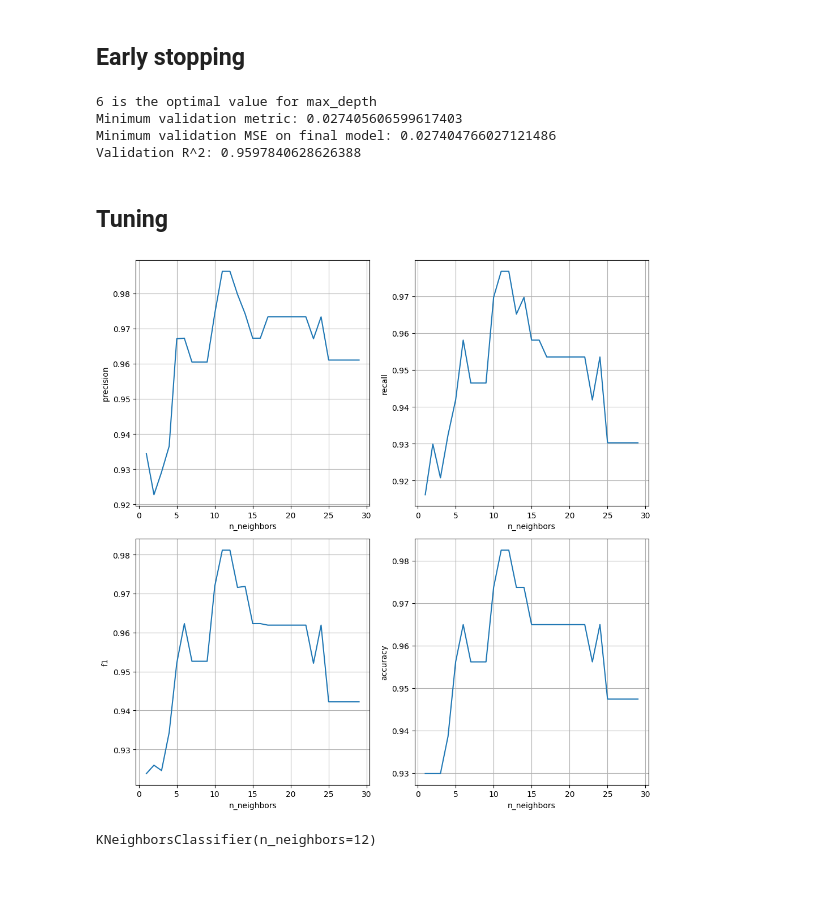
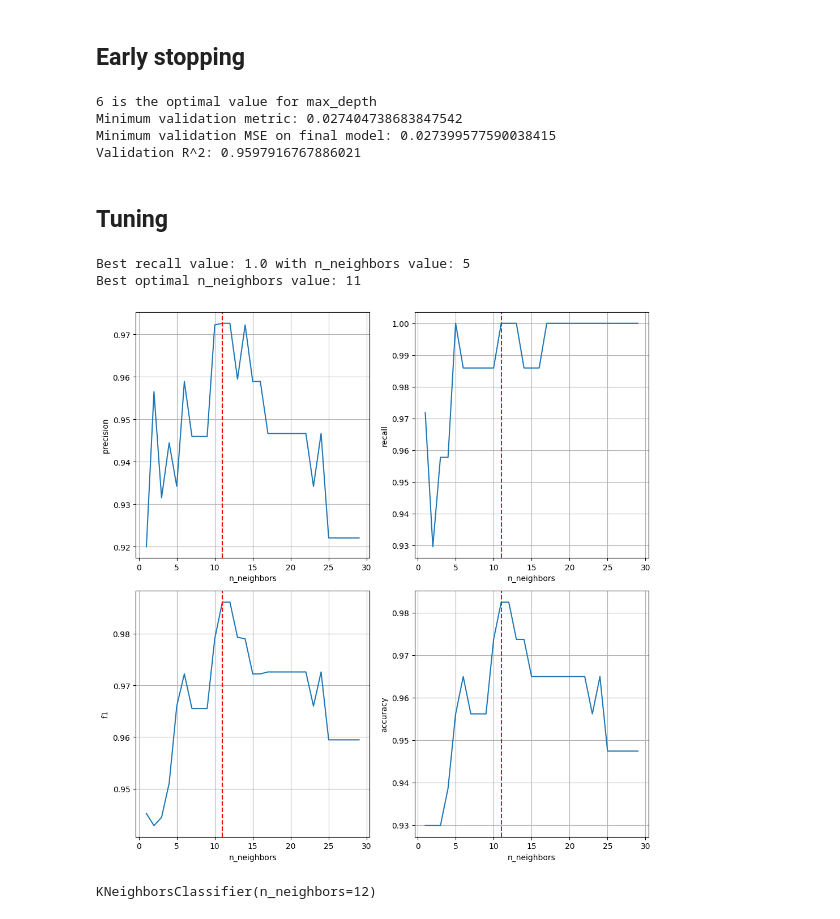
Before and after one commit to Familenko/data_cleaning_class, a Jupyter notebook: test.ipynb, the cells around one changed output. Cells and saved outputs as stored; diff of their text form; code cells hidden in the pictures; blank space fills up the shorter version.

```diff
--- a/test.ipynb
+++ b/test.ipynb
@@ -131,7 +131,7 @@ X_train, X_val, y_train, y_val = train_test_split(iris.data, iris.target, random
 
 estimator = GradientBoostingRegressor()
 estimator_with_callback = early_stopping(X_train=X_train, y_train=y_train, X_val=X_val, y_val=y_val,
-                      estimator=estimator, min_n=2, max_n=100, trial=10, metric=mean_squared_error, parameter="max_depth")
+                      estimator=estimator, min_n=2, max_n=100, trial=30, metric=mean_squared_error, parameter="max_depth")
 
 y_pred_val = estimator_with_callback.predict(X_val)
 mse_val = mean_squared_error(y_val, y_pred_val)
@@ -141,29 +141,31 @@ print(f"Minimum validation MSE on final model: {mse_val}")
 print(f"Validation R^2: {r2_val}")
 # %% [output]
 6 is the optimal value for max_depth
-Minimum validation metric: 0.027405606599617403
-Minimum validation MSE on final model: 0.027404766027121486
-Validation R^2: 0.9597840628626388
+Minimum validation metric: 0.027404738683847542
+Minimum validation MSE on final model: 0.027399577590038415
+Validation R^2: 0.9597916767886021
 # %% [markdown]
 ## Tuning
 # %%
 from sklearn.datasets import load_breast_cancer
 from sklearn.model_selection import train_test_split
 from sklearn.neighbors import KNeighborsClassifier
 
 # Load the Breast Cancer Wisconsin dataset
 cancer = load_breast_cancer()
 X, y = cancer.data, cancer.target
 
 # Split the data into training and validation sets
 X_train, X_valid, y_train, y_valid = train_test_split(X, y, test_size=0.2, random_state=42)
 
 # Instantiate the KNeighborsClassifier
 knn_classifier = KNeighborsClassifier()
 
 # Call the tuning function with the test data
-tuning(X_train=X_train, y_train=y_train, X_valid=X_valid, y_valid=y_valid,
-       estimator=knn_classifier, target='n_neighbors', min_n=1, max_n=30, step=1)
+tuning_classifier(X_train=X_train, y_train=y_train, X_valid=X_valid, y_valid=y_valid,
+       estimator=knn_classifier, parameter='n_neighbors', min_n=1, max_n=30, step=1)
 # %% [output]
+Best recall value: 1.0 with n_neighbors value: 5
+Best optimal n_neighbors value: 11
-[figure, old version]
+[figure, new version]
 # %%
```
Also changed, not shown: parts of 2 cells of this notebook, 1 other file.
